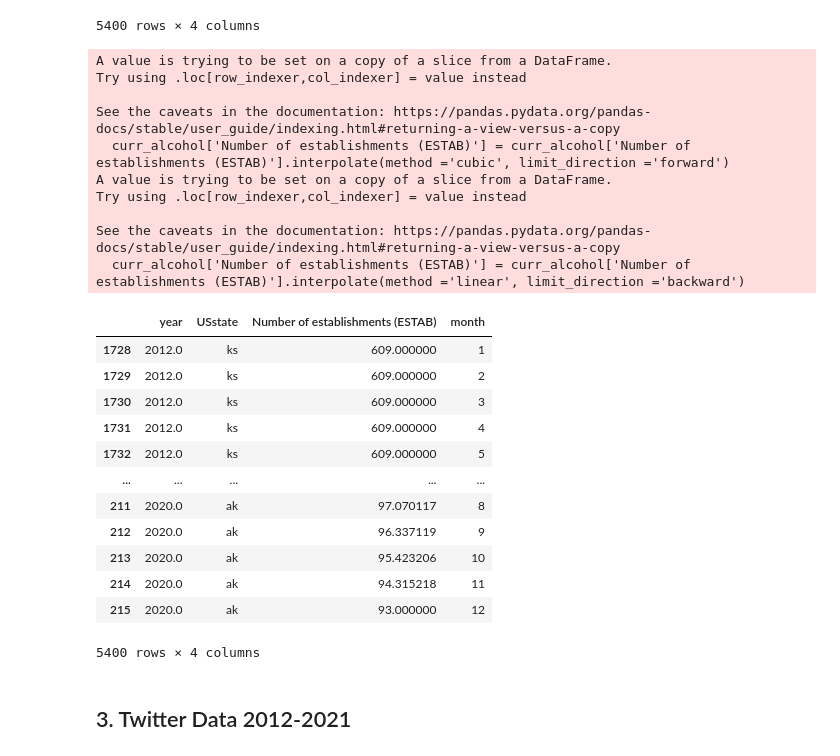
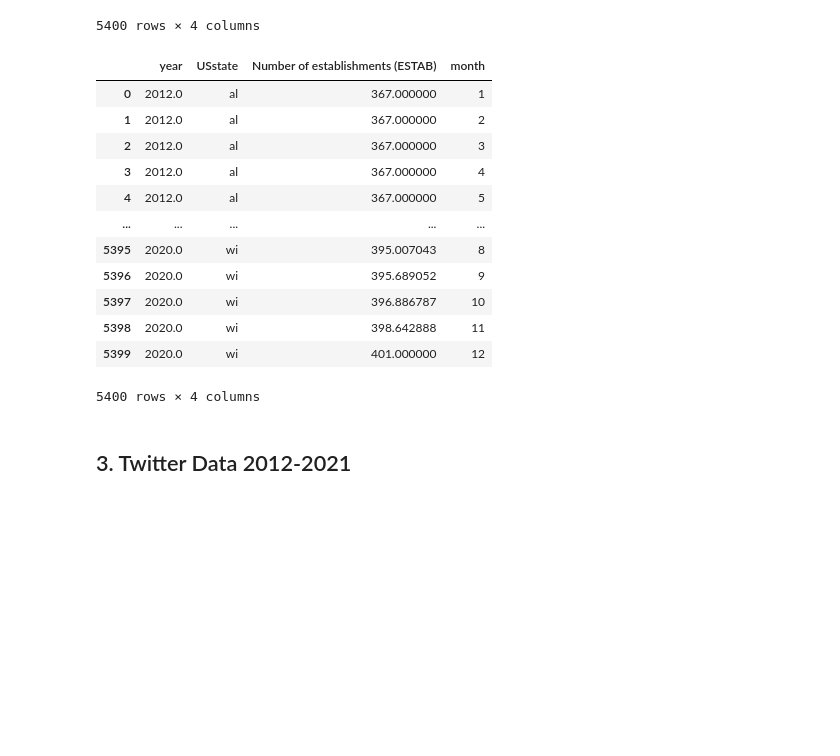
Before and after one commit to cenxi-si/DS-industry-project-group35, a Jupyter notebook: Data Prepossessing.ipynb, the cells around one changed output. Cells and saved outputs as stored; diff of their text form; code cells hidden in the pictures; blank space fills up the shorter version.

```diff
--- a/Data Prepossessing.ipynb
+++ b/Data Prepossessing.ipynb
@@ -165,39 +163,29 @@ alcohol_df
 # %%
 alcohol = pd.DataFrame()
 for i in range(len(alcohol_state)):
-    curr_alcohol = alcohol_df[alcohol_df['USstate']==state_list[i]]
+    curr_alcohol = alcohol_df[alcohol_df['USstate']==state[i]]
     curr_alcohol['Number of establishments (ESTAB)'] = curr_alcohol['Number of establishments (ESTAB)'].interpolate(method ='cubic', limit_direction ='forward')
     curr_alcohol['Number of establishments (ESTAB)'] = curr_alcohol['Number of establishments (ESTAB)'].interpolate(method ='linear', limit_direction ='backward')
     alcohol = pd.concat([alcohol, curr_alcohol])
 
 alcohol['year'] = pd.to_numeric(alcohol['year'])
 alcohol['month'] = pd.to_numeric(alcohol['month'])
 alcohol.to_csv('./data/alcohol/alcohol.csv')
 alcohol
 # %% [output]
+|  | year | USstate | Number of establishments (ESTAB) | month |
+| 0 | 2012.0 | al | 367.000000 | 1 |
+| 1 | 2012.0 | al | 367.000000 | 2 |
+| 2 | 2012.0 | al | 367.000000 | 3 |
+| 3 | 2012.0 | al | 367.000000 | 4 |
+| 4 | 2012.0 | al | 367.000000 | 5 |
+| ... | ... | ... | ... | ... |
+| 5395 | 2020.0 | wi | 395.007043 | 8 |
+| 5396 | 2020.0 | wi | 395.689052 | 9 |
+| 5397 | 2020.0 | wi | 396.886787 | 10 |
+| 5398 | 2020.0 | wi | 398.642888 | 11 |
+| 5399 | 2020.0 | wi | 401.000000 | 12 |
-A value is trying to be set on a copy of a slice from a DataFrame.
-Try using .loc[row_indexer,col_indexer] = value instead
-
-See the caveats in the documentation: https://pandas.pydata.org/pandas-docs/stable/user_guide/indexing.html#returning-a-view-versus-a-copy
-  curr_alcohol['Number of establishments (ESTAB)'] = curr_alcohol['Number of establishments (ESTAB)'].interpolate(method ='cubic', limit_direction ='forward')
-A value is trying to be set on a copy of a slice from a DataFrame.
-Try using .loc[row_indexer,col_indexer] = value instead
-
-See the caveats in the documentation: https://pandas.pydata.org/pandas-docs/stable/user_guide/indexing.html#returning-a-view-versus-a-copy
-  curr_alcohol['Number of establishments (ESTAB)'] = curr_alcohol['Number of establishments (ESTAB)'].interpolate(method ='linear', limit_direction ='backward')
+5400 rows × 4 columns
-|  | year | USstate | Number of establishments (ESTAB) | month |
-| 1728 | 2012.0 | ks | 609.000000 | 1 |
-| 1729 | 2012.0 | ks | 609.000000 | 2 |
-| 1730 | 2012.0 | ks | 609.000000 | 3 |
-| 1731 | 2012.0 | ks | 609.000000 | 4 |
-| 1732 | 2012.0 | ks | 609.000000 | 5 |
-| ... | ... | ... | ... | ... |
-| 211 | 2020.0 | ak | 97.070117 | 8 |
-| 212 | 2020.0 | ak | 96.337119 | 9 |
-| 213 | 2020.0 | ak | 95.423206 | 10 |
-| 214 | 2020.0 | ak | 94.315218 | 11 |
-| 215 | 2020.0 | ak | 93.000000 | 12 |
-5400 rows × 4 columns
 # %% [markdown]
 ## 3. Twitter Data 2012-2021
 # %%
```
Also changed, not shown: parts of 11 cells of this notebook, 2 other files.
